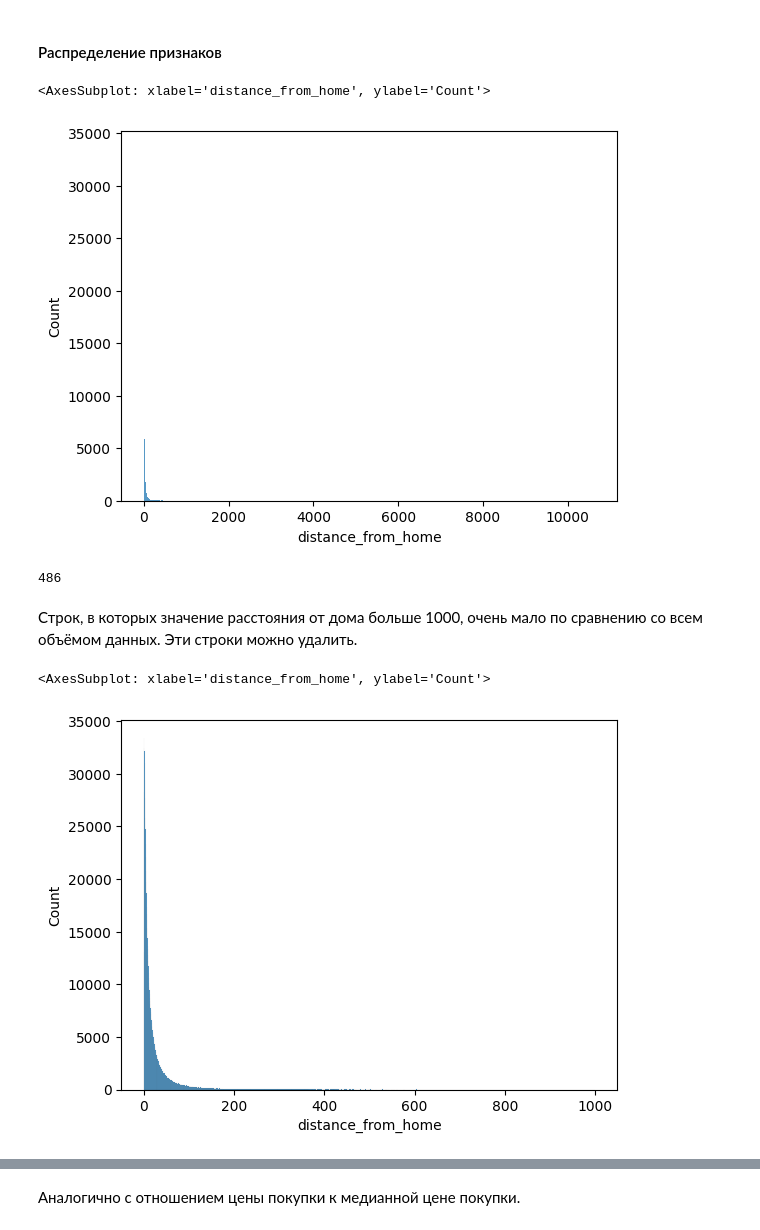
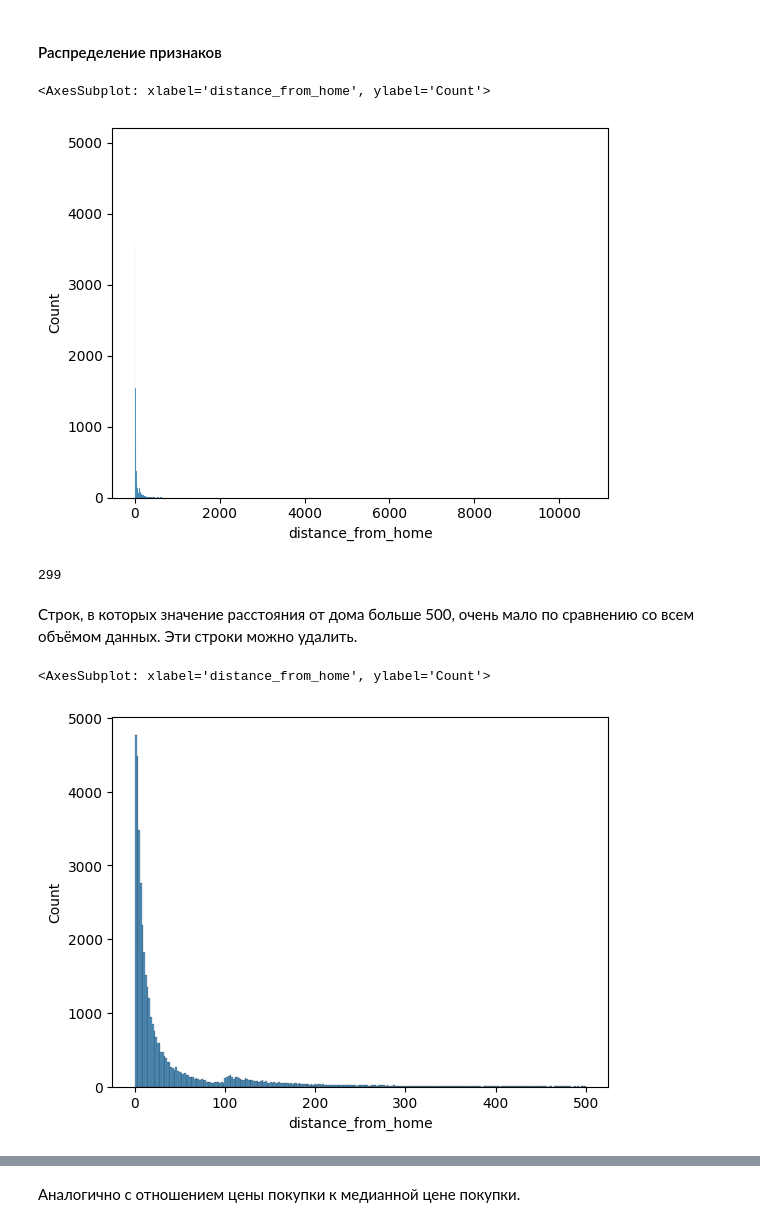
Before and after one commit to DIGrebenkov/Machine-Learning, a Jupyter notebook: ml0/ml0.ipynb, the cells around one changed output, grey strips where cells are left out. Saved outputs shown, nothing was run; the diff lists cells and outputs as text; code cells hidden in the pictures.

```diff
--- a/ml0/ml0.ipynb
+++ b/ml0/ml0.ipynb
@@ -94,0 +101,6 @@ pass
+# %%
+shuffledData = data.sample (frac = 1)
+fraudData = shuffledData.loc [shuffledData ['fraud'] == 1].sample (n = 20000)
+nonFraudData = shuffledData.loc [shuffledData ['fraud'] == 0].sample (n = 20000)
+data = pd.concat ([fraudData, nonFraudData])
+sns.histplot (data ['fraud'])
@@ -98,19 +113,19 @@ pass
 sns.histplot (data ['distance_from_home'])
 # %% [output]
 <AxesSubplot: xlabel='distance_from_home', ylabel='Count'>
-[figure, old version]
+[figure, new version]
 # %%
-data ['distance_from_home'] [data ['distance_from_home'] > 1000].count ()
+data ['distance_from_home'] [data ['distance_from_home'] > 500].count ()
 # %% [output]
-486
+299
 # %% [markdown]
-Строк, в которых значение расстояния от дома больше 1000, очень мало по сравнению со всем объёмом данных. Эти строки можно удалить.
+Строк, в которых значение расстояния от дома больше 500, очень мало по сравнению со всем объёмом данных. Эти строки можно удалить.
 # %%
-data = data [data.distance_from_home <= 1000]
+data = data [data.distance_from_home <= 500]
 sns.histplot (data ['distance_from_home'])
 # %% [output]
 <AxesSubplot: xlabel='distance_from_home', ylabel='Count'>
-[figure, old version]
+[figure, new version]
 # %%
 sns.histplot (data ['distance_from_last_transaction'])
 # %% [output]
```
Also changed, not shown: parts of 13 cells of this notebook, 1 other file.
